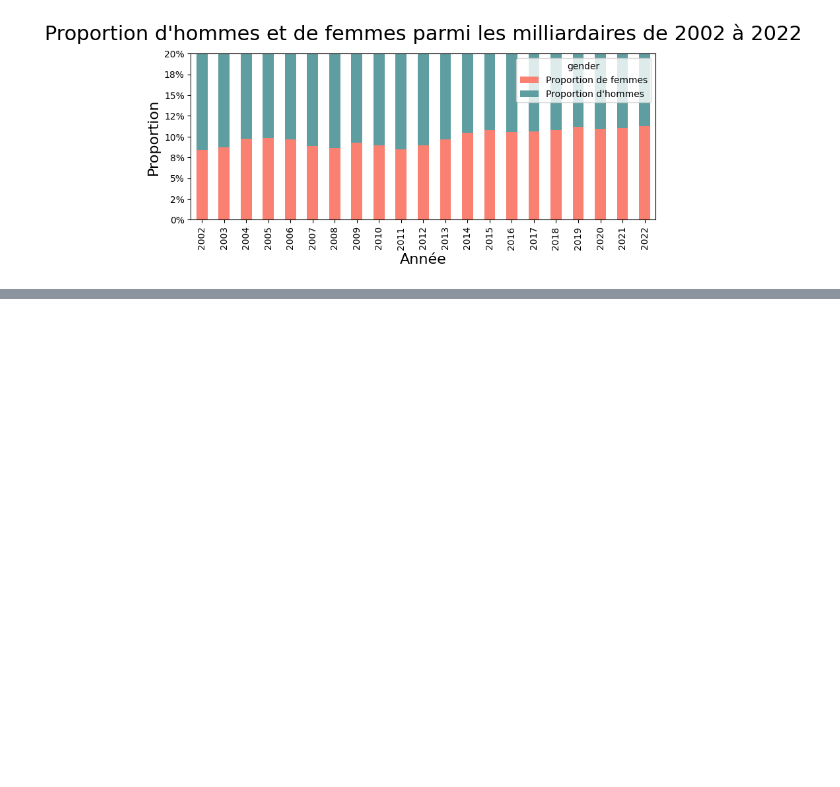
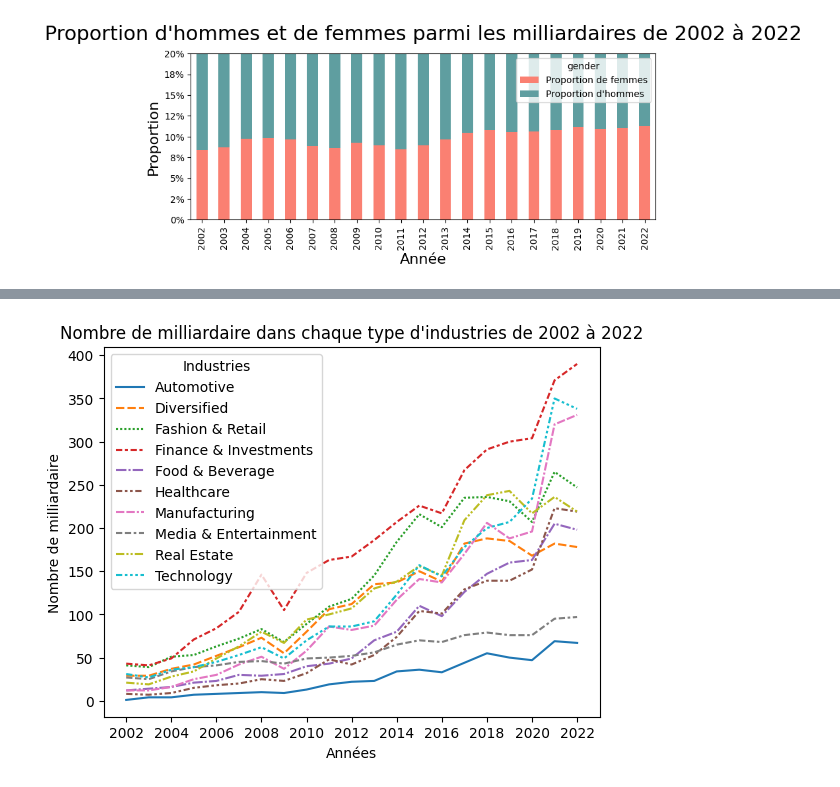
Before and after one commit to BrunetAlexis/Brief_2_Simplon, a Jupyter notebook: Brief_2_ARY_Group_Billionaires_DatasetDataviz.ipynb, the cells around one changed output, grey strips where cells are left out. Saved outputs shown, nothing was run; the diff lists cells and outputs as text; code cells hidden in the pictures; blank space fills up the shorter version.

```diff
--- a/Brief_2_ARY_Group_Billionaires_DatasetDataviz.ipynb
+++ b/Brief_2_ARY_Group_Billionaires_DatasetDataviz.ipynb
@@ -414,0 +510,3 @@ plt.show()
+# %%
+total_person_by_industry = df_top10_industry.pivot_table(index='time', values='name_cleaned', columns='main_industry', aggfunc='count')
+total_person_by_industry
@@ -414,0 +532,10 @@ plt.show()
+# %%
+ax2 = sns.lineplot(total_person_by_industry)
+plt.title('Nombre de milliardaire dans chaque type d\'industries de 2002 à 2022')
+plt.legend(title= 'Industries')
+ax2.set_xlabel('Années')
+ax2.set_ylabel('Nombre de milliardaire')
+plt.xticks(ticks=range(2002,2023,2))
+plt.show()
+# %% [output]
+[figure, added]
```
Also changed, not shown: parts of 25 cells of this notebook.
